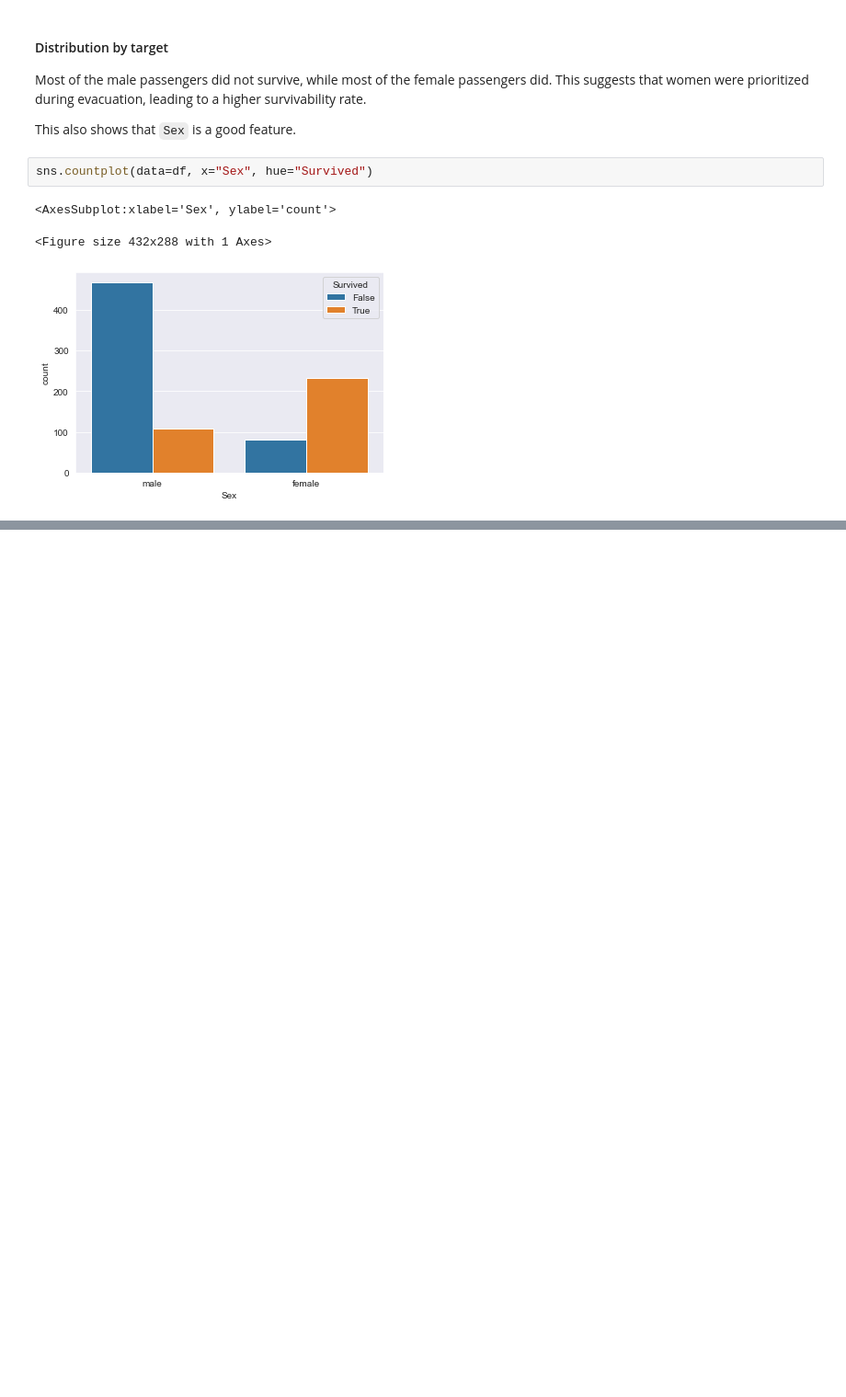
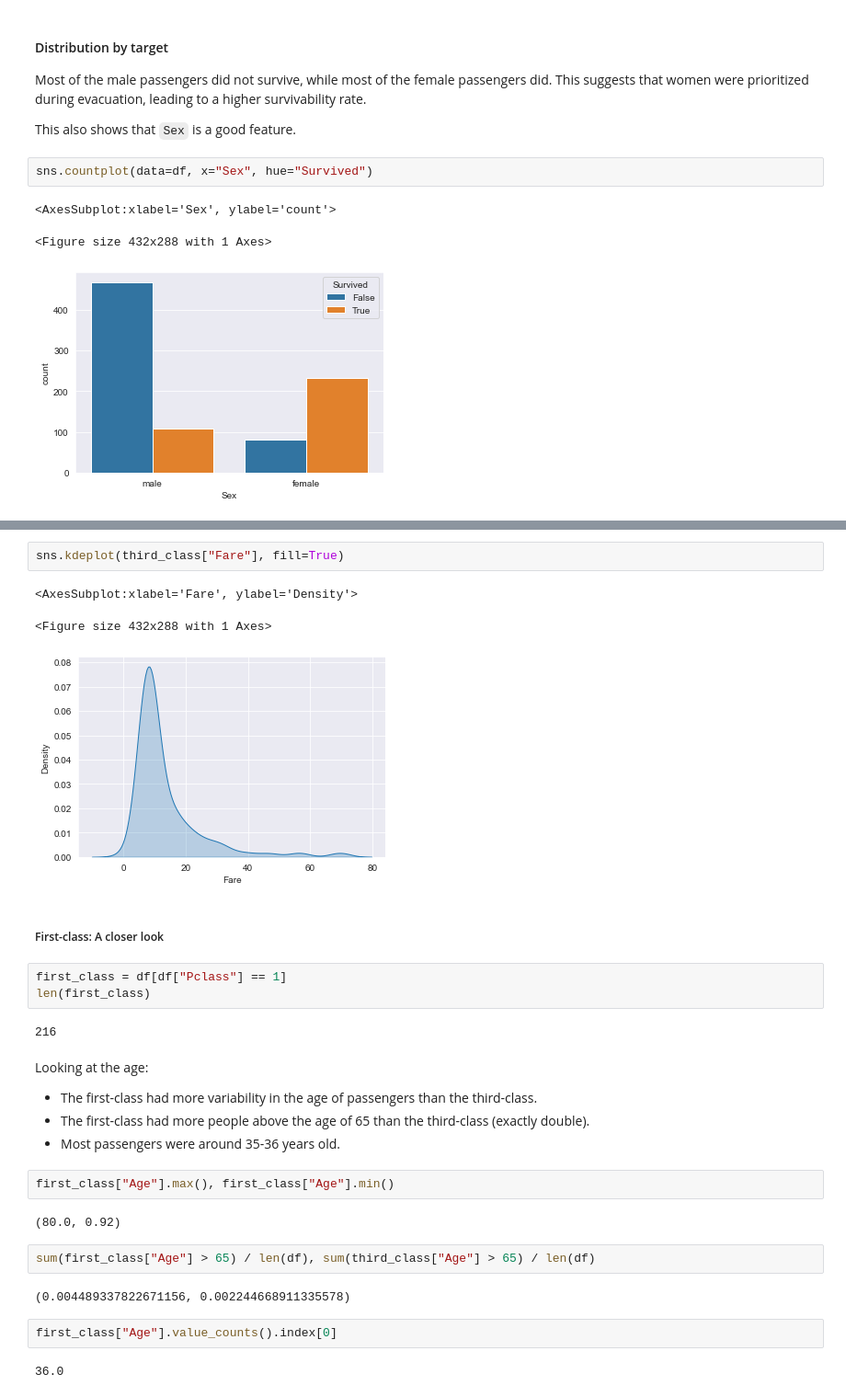
Before and after one commit to MalayAgr/Kaggle-Titanic, a Jupyter notebook: notebooks/eda.ipynb, the cells around one changed output, grey strips where cells are left out. Shown: that part at 92% size. Saved outputs shown, nothing was run; the diff lists cells and outputs as text; blank space fills up the shorter version.

```diff
--- a/notebooks/eda.ipynb
+++ b/notebooks/eda.ipynb
@@ -386,0 +475,31 @@ sns.countplot(data=df, x="Sex", hue="Survived")
+# %%
+sns.kdeplot(third_class["Fare"], fill=True)
+# %% [output]
+<AxesSubplot:xlabel='Fare', ylabel='Density'>
+<Figure size 432x288 with 1 Axes>
+[figure, added]
+# %% [markdown]
+##### First-class: A closer look
+# %%
+first_class = df[df["Pclass"] == 1]
+len(first_class)
+# %% [output]
+216
+# %% [markdown]
+Looking at the age:
+
+- The first-class had more variability in the age of passengers than the third-class.
+- The first-class had more people above the age of 65 than the third-class (exactly double).
+- Most passengers were around 35-36 years old.
+# %%
+first_class["Age"].max(), first_class["Age"].min()
+# %% [output]
+(80.0, 0.92)
+# %%
+sum(first_class["Age"] > 65) / len(df), sum(third_class["Age"] > 65) / len(df)
+# %% [output]
+(0.004489337822671156, 0.002244668911335578)
+# %%
+first_class["Age"].value_counts().index[0]
+# %% [output]
+36.0
```
Also changed, not shown: parts of 35 cells of this notebook.
